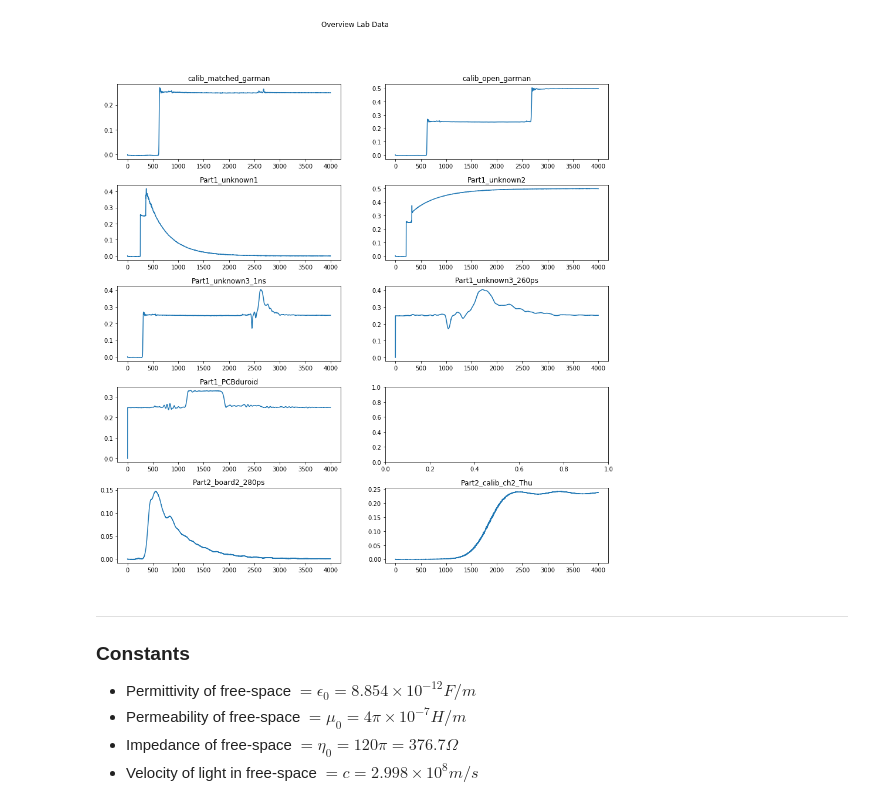
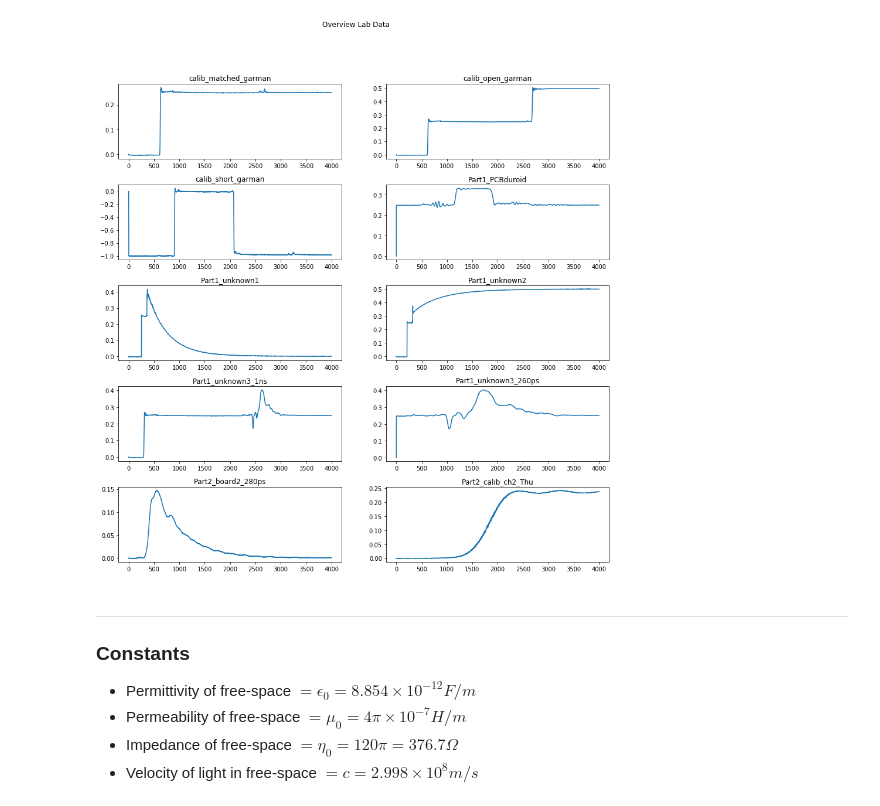
Before and after one commit to kegedy/UWEE572, a Jupyter notebook: labs/lab01/lab01.ipynb, the cells around one changed output. Cells and saved outputs as stored; diff of their text form; code cells hidden in the pictures.

Commit message:
20200120 1533 add calib_short_garman

```diff
--- a/labs/lab01/lab01.ipynb
+++ b/labs/lab01/lab01.ipynb
@@ -39,6 +41,7 @@ for filename in files:
 #
 calib_matched_garman = pd.read_csv('data/csv/calib_matched_garman.csv',header=None).to_numpy()
 calib_open_garman = pd.read_csv('data/csv/calib_open_garman.csv',header=None).to_numpy()
+calib_short_garman = pd.read_csv('data/csv/calib_short_garman.csv',header=None).to_numpy()
 Part1_PCBduroid = pd.read_csv('data/csv/Part1-PCBduroid.csv',header=None).to_numpy()
 Part1_unknown1 = pd.read_csv('data/csv/Part1-unknown1.csv',header=None).to_numpy()
 Part1_unknown2 = pd.read_csv('data/csv/Part1-unknown2.csv',header=None).to_numpy()
@@ -49,35 +52,37 @@ Part2_calib_ch2_Thu = pd.read_csv('data/csv/Part2-calib_ch2_Thu.csv',header=None
 # %%
 # Plot Overview
 #   Number of points: 4000pts
 #   Total Time: 200ns
 #   Resolution: 0.05 ns/pt
 #
 fig,axs = plt.subplots(5,2,figsize=(15,15))
 plt.subplots_adjust(hspace=0.35)
 plt.subplots_adjust(wspace=0.20)
 
 axs[0,0].plot(calib_matched_garman)
 axs[0,1].plot(calib_open_garman)
-axs[1,0].plot(Part1_unknown1)
-axs[1,1].plot(Part1_unknown2)
-axs[2,0].plot(Part1_unknown3_1ns)
-axs[2,1].plot(Part1_unknown3_260ps)
-axs[3,0].plot(Part1_PCBduroid)
+axs[1,0].plot(calib_short_garman)
+axs[1,1].plot(Part1_PCBduroid)
+axs[2,0].plot(Part1_unknown1)
+axs[2,1].plot(Part1_unknown2)
+axs[3,0].plot(Part1_unknown3_1ns)
+axs[3,1].plot(Part1_unknown3_260ps)
 axs[4,0].plot(Part2_board2_280ps)
 axs[4,1].plot(Part2_calib_ch2_Thu)
 
 axs[0,0].set_title('calib_matched_garman')
 axs[0,1].set_title('calib_open_garman')
-axs[1,0].set_title('Part1_unknown1')
-axs[1,1].set_title('Part1_unknown2')
-axs[2,0].set_title('Part1_unknown3_1ns')
-axs[2,1].set_title('Part1_unknown3_260ps')
-axs[3,0].set_title('Part1_PCBduroid')
+axs[1,0].set_title('calib_short_garman')
+axs[1,1].set_title('Part1_PCBduroid')
+axs[2,0].set_title('Part1_unknown1')
+axs[2,1].set_title('Part1_unknown2')
+axs[3,0].set_title('Part1_unknown3_1ns')
+axs[3,1].set_title('Part1_unknown3_260ps')
 axs[4,0].set_title('Part2_board2_280ps')
 axs[4,1].set_title('Part2_calib_ch2_Thu')
 plt.suptitle('Overview Lab Data');
 # %% [output]
-[figure, old version]
+[figure, new version]
 # %% [markdown]
 <hr>
 
```
Also changed, not shown: parts of 8 cells of this notebook, 2 other files.
